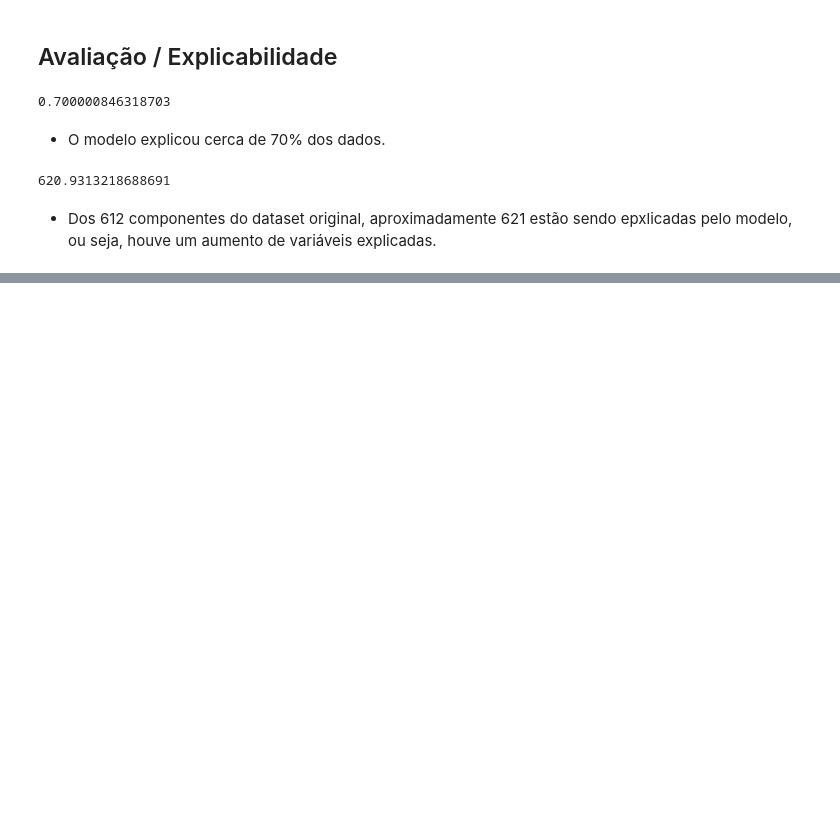
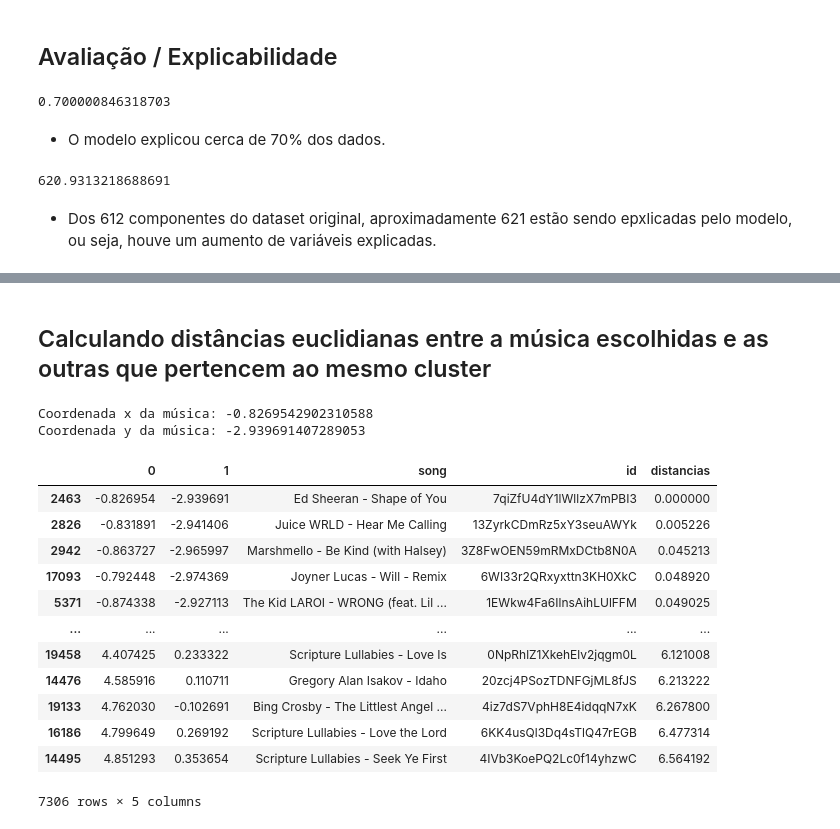
Before and after one commit to Tathy/Recomendador_de_musicas, a Jupyter notebook: Clustering_aplicado_recomendando_músicas_com_K_Means.ipynb, the cells around one changed output, grey strips where cells are left out. Drawn from its saved outputs; the diff is of its cells as text; code cells hidden in the pictures; blank space fills up the shorter version.

Commit message:
Selecao de musicas por cluster e ordenacao por distancia

```diff
--- a/Clustering_aplicado_recomendando_músicas_com_K_Means.ipynb
+++ b/Clustering_aplicado_recomendando_músicas_com_K_Means.ipynb
@@ -711,0 +716,2 @@ pca_pipeline[1].explained_variance_.sum()
+# %%
+nome_musica = 'Ed Sheeran - Shape of You'
@@ -711,0 +734,4 @@ pca_pipeline[1].explained_variance_.sum()
+# %%
+filtro_nome_musica = projection_m['song'] == nome_musica
+cluster = list(projection_m[filtro_nome_musica]['cluster_pca'])[0]
+cluster
@@ -711,0 +740,4 @@ pca_pipeline[1].explained_variance_.sum()
+# %%
+filtro_recomendacoes = projection_m['cluster_pca'] == cluster
+musicas_recomendadas = projection_m[filtro_recomendacoes][[0, 1, 'song']]
+musicas_recomendadas.head()
@@ -711,0 +751,38 @@ pca_pipeline[1].explained_variance_.sum()
+# %% [markdown]
+## Calculando distâncias euclidianas entre a música escolhidas e as outras que pertencem ao mesmo cluster
+# %%
+x_musica = list(projection_m[filtro_nome_musica][0])[0]
+y_musica = list(projection_m[filtro_nome_musica][1])[0]
+
+print(f'Coordenada x da música: {x_musica}')
+print(f'Coordenada y da música: {y_musica}')
+# %% [output]
+Coordenada x da música: -0.8269542902310588
+Coordenada y da música: -2.939691407289053
+# %%
+from sklearn.metrics.pairwise import euclidean_distances
+
+distancias = euclidean_distances(musicas_recomendadas[[0,1]], [[x_musica, y_musica]])
+
+# Recuperando o id das músicas para que elas possa ser encontradas (link do Spotify)
+musicas_recomendadas['id'] = dados['id']
+musicas_recomendadas['distancias'] = distancias
+
+# As músicas com menores distâncias serão mais semelhantes à música pedida
+# portanto, serão recomendadas primeiro
+recomendacoes = musicas_recomendadas.sort_values('distancias')
+recomendacoes
+# %% [output]
+|  | 0 | 1 | song | id | distancias |
+| 2463 | -0.826954 | -2.939691 | Ed Sheeran - Shape of You | 7qiZfU4dY1lWllzX7mPBI3 | 0.000000 |
+| 2826 | -0.831891 | -2.941406 | Juice WRLD - Hear Me Calling | 13ZyrkCDmRz5xY3seuAWYk | 0.005226 |
+| 2942 | -0.863727 | -2.965997 | Marshmello - Be Kind (with Halsey) | 3Z8FwOEN59mRMxDCtb8N0A | 0.045213 |
+| 17093 | -0.792448 | -2.974369 | Joyner Lucas - Will - Remix | 6WI33r2QRxyxttn3KH0XkC | 0.048920 |
+| 5371 | -0.874338 | -2.927113 | The Kid LAROI - WRONG (feat. Lil ... | 1EWkw4Fa6IlnsAihLUlFFM | 0.049025 |
+| ... | ... | ... | ... | ... | ... |
+| 19458 | 4.407425 | 0.233322 | Scripture Lullabies - Love Is | 0NpRhlZ1XkehElv2jqgm0L | 6.121008 |
+| 14476 | 4.585916 | 0.110711 | Gregory Alan Isakov - Idaho | 20zcj4PSozTDNFGjML8fJS | 6.213222 |
+| 19133 | 4.762030 | -0.102691 | Bing Crosby - The Littlest Angel ... | 4iz7dS7VphH8E4idqqN7xK | 6.267800 |
+| 16186 | 4.799649 | 0.269192 | Scripture Lullabies - Love the Lord | 6KK4usQl3Dq4sTlQ47rEGB | 6.477314 |
+| 14495 | 4.851293 | 0.353654 | Scripture Lullabies - Seek Ye First | 4IVb3KoePQ2Lc0f14yhzwC | 6.564192 |
+7306 rows × 5 columns
```
Also changed, not shown: parts of 5 cells of this notebook.
